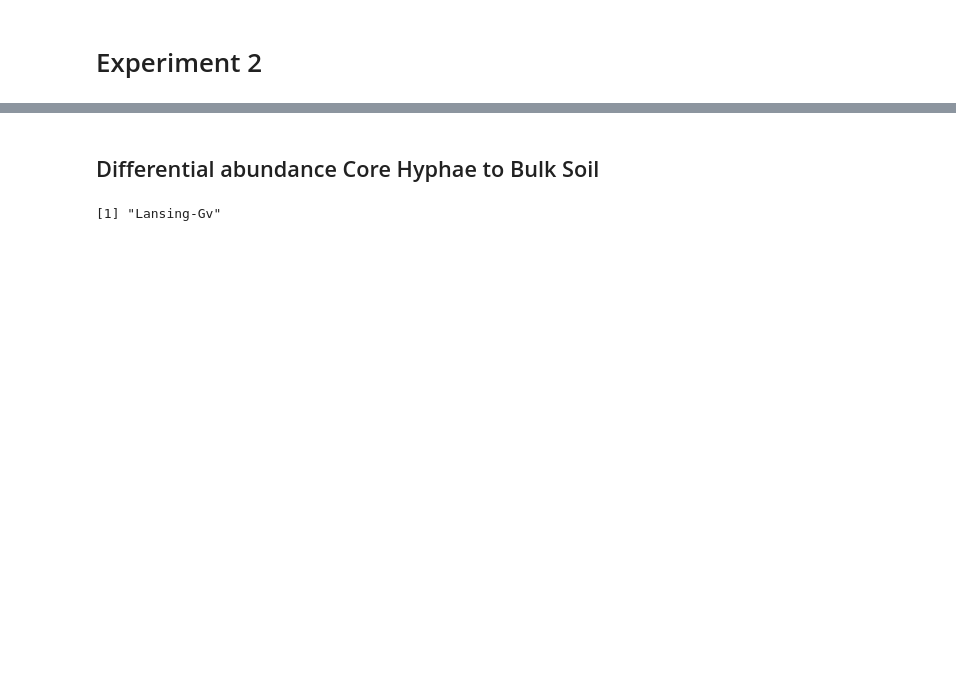
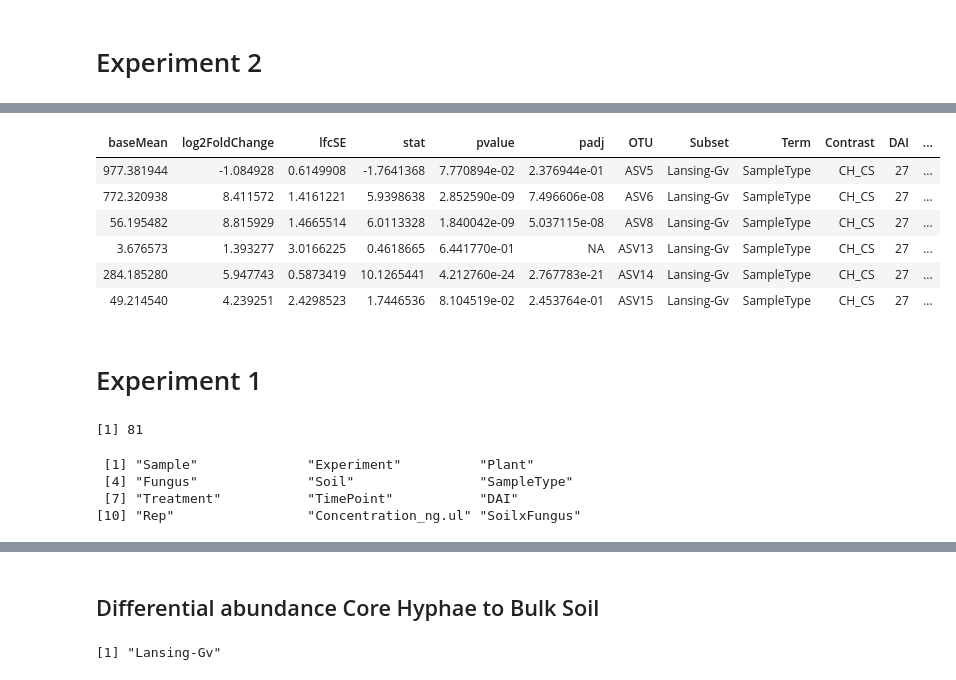
Before and after one commit to bdemmett/Hyphosphere, a Jupyter notebook: notebooks/MiSeqRuns/8-3EXP_DESeq2.ipynb, the cells around one changed output, grey strips where cells are left out. Cells and saved outputs as stored; diff of their text form; code cells hidden in the pictures; blank space fills up the shorter version.

```diff
--- a/notebooks/MiSeqRuns/8-3EXP_DESeq2.ipynb
+++ b/notebooks/MiSeqRuns/8-3EXP_DESeq2.ipynb
@@ -105,34 +106,2 @@ sample_data(ps) %>% head()
 # %%
 tmp = ps %>% subset_samples(Experiment == 2)
-# %%
-# Loop script for specific contrasts
-df.l2fc = NULL
-
-
-
-#create DESeq dataset and DESeq object
-Grouplist = c('Lansing-Gv', 'Lansing-RI', 'Florence-Gv', 'Pendelton-Gv')
-#set up list to store results output
-#myresults = paste(FungusList, ".res", sep = "") %>% as.list()
-
-
-    for (i in Grouplist) {
-
-        print(i)
-        phy = subset_samples(tmp, SoilxFungus == i & SampleType %in% c("CS", "CH"))
-
-        diagdds = phyloseq_to_deseq2(phy, ~ Rep + SampleType)
-        diagdds = DESeq(diagdds, fitType="local")
-        # get log2 fold change between this pair of genotypes
-        res =  results(diagdds,contrast=c('SampleType',"CH","CS"), lfcThreshold = 0)
-
-        r =   res %>% as.data.frame %>%
-               mutate(ASV=row.names(.),Test='CH-CS', contrast = "CHCS", group = i, Experiment = '2')
-        #Store results for each fungus in list, e.g. myresults$Gv
-        #myresults[FungusList[i]] = res
-        plotMA(res)
-        df.l2fc = rbind(df.l2fc, r)
-    }
-
-
-df.l2fc.2.CHCS = df.l2fc
@@ -175,0 +248,13 @@ fitting model and testing
+# %%
+out = df.l2fc.Exp2  %>% left_join(., taxa, by = c("OTU" = "ASV"))
+out$Experiment = 2
+head(out)
+outfile = file.path(work_dir, 'dfl2fc-Exp2.txt')
+# %% [output]
+| baseMean | log2FoldChange | lfcSE | stat | pvalue | padj | OTU | Subset | Term | Contrast | DAI | ... |
+| 977.381944 | -1.084928 | 0.6149908 | -1.7641368 | 7.770894e-02 | 2.376944e-01 | ASV5 | Lansing-Gv | SampleType | CH_CS | 27 | ... |
+| 772.320938 | 8.411572 | 1.4161221 | 5.9398638 | 2.852590e-09 | 7.496606e-08 | ASV6 | Lansing-Gv | SampleType | CH_CS | 27 | ... |
+| 56.195482 | 8.815929 | 1.4665514 | 6.0113328 | 1.840042e-09 | 5.037115e-08 | ASV8 | Lansing-Gv | SampleType | CH_CS | 27 | ... |
+| 3.676573 | 1.393277 | 3.0166225 | 0.4618665 | 6.441770e-01 | NA | ASV13 | Lansing-Gv | SampleType | CH_CS | 27 | ... |
+| 284.185280 | 5.947743 | 0.5873419 | 10.1265441 | 4.212760e-24 | 2.767783e-21 | ASV14 | Lansing-Gv | SampleType | CH_CS | 27 | ... |
+| 49.214540 | 4.239251 | 2.4298523 | 1.7446536 | 8.104519e-02 | 2.453764e-01 | ASV15 | Lansing-Gv | SampleType | CH_CS | 27 | ... |
@@ -175,0 +263,2 @@ fitting model and testing
+# %% [markdown]
+# Experiment 1
@@ -175,0 +267,11 @@ fitting model and testing
+# %%
+sample_data(tmp)$DAI %>% unique
+# %% [output]
+[1] 81
+# %%
+colnames(sample_data(tmp))
+# %% [output]
+ [1] "Sample"              "Experiment"          "Plant"
+ [4] "Fungus"              "Soil"                "SampleType"
+ [7] "Treatment"           "TimePoint"           "DAI"
+[10] "Rep"                 "Concentration_ng.ul" "SoilxFungus"
```
Also changed, not shown: parts of 34 cells of this notebook, 4 other files.
